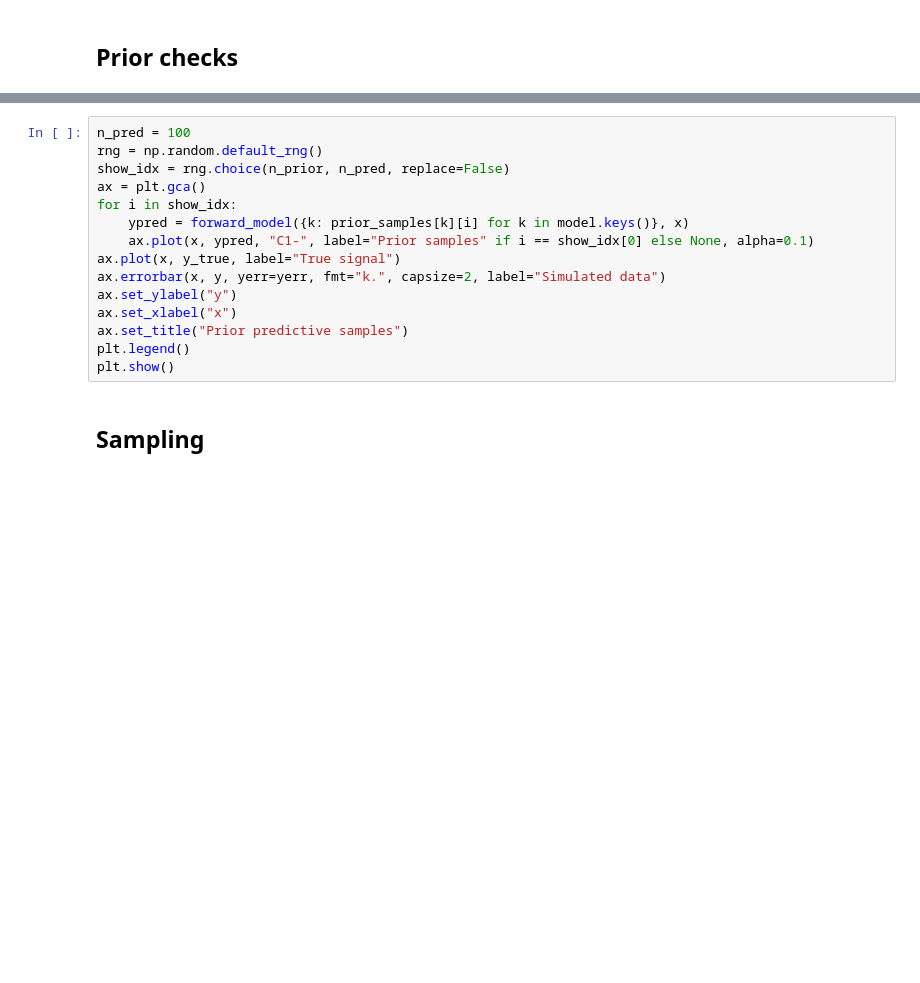
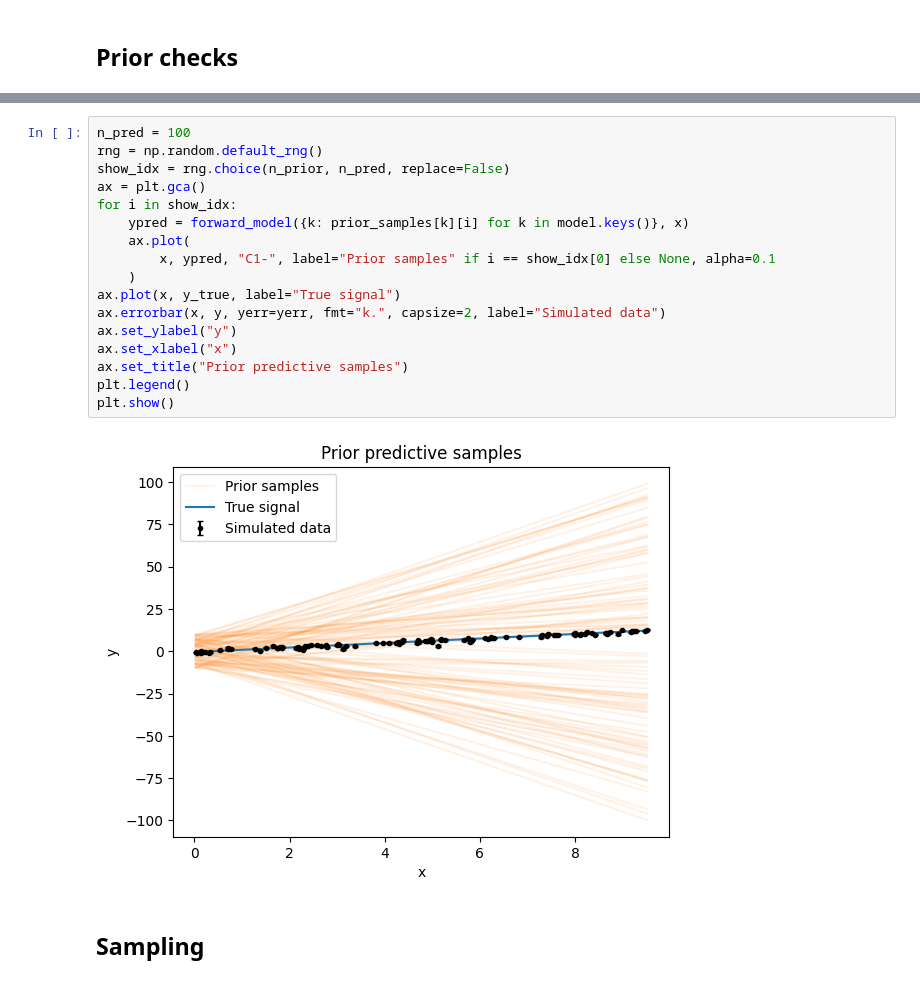
Before and after one commit to vandalt/simple, a Jupyter notebook: docs/tutorials/fit_line.ipynb, the cells around one changed output, grey strips where cells are left out. Drawn from its saved outputs; the diff is of its cells as text; blank space fills up the shorter version.

```diff
--- a/docs/tutorials/fit_line.ipynb
+++ b/docs/tutorials/fit_line.ipynb
@@ -104,18 +105,22 @@ plt.show()
 # %%
 n_pred = 100
 rng = np.random.default_rng()
 show_idx = rng.choice(n_prior, n_pred, replace=False)
 ax = plt.gca()
 for i in show_idx:
     ypred = forward_model({k: prior_samples[k][i] for k in model.keys()}, x)
-    ax.plot(x, ypred, "C1-", label="Prior samples" if i == show_idx[0] else None, alpha=0.1)
+    ax.plot(
+        x, ypred, "C1-", label="Prior samples" if i == show_idx[0] else None, alpha=0.1
+    )
 ax.plot(x, y_true, label="True signal")
 ax.errorbar(x, y, yerr=yerr, fmt="k.", capsize=2, label="Simulated data")
 ax.set_ylabel("y")
 ax.set_xlabel("x")
 ax.set_title("Prior predictive samples")
 plt.legend()
 plt.show()
+# %% [output]
+[figure, added]
 # %% [markdown]
 ## Sampling
 # %%
```
Also changed, not shown: parts of 11 cells of this notebook, 4 other files.
